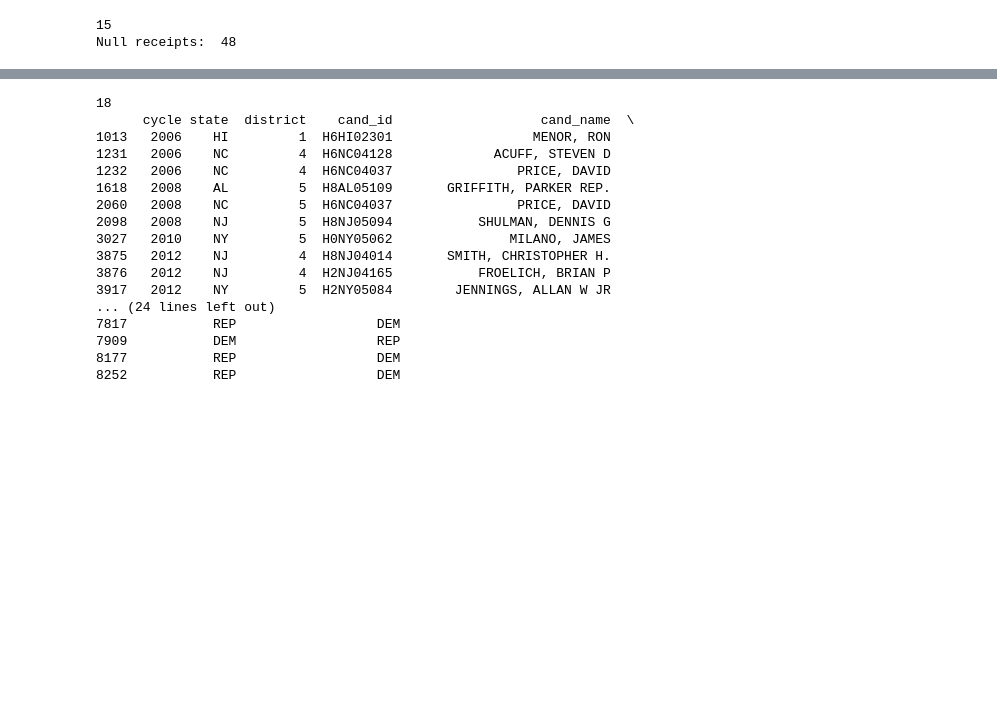
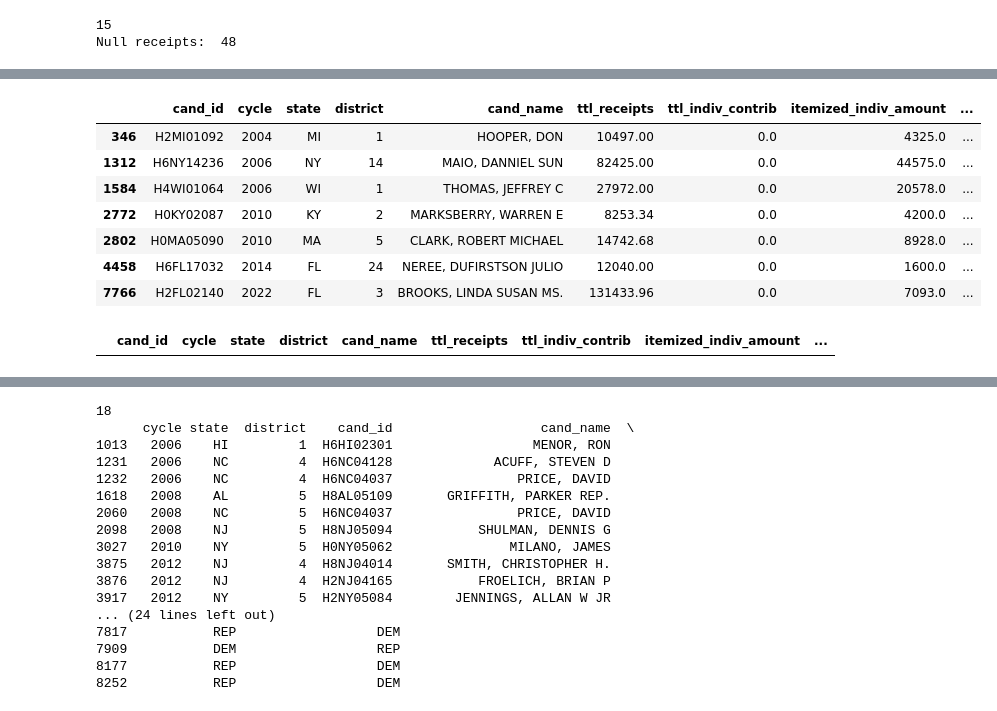
Before and after one commit to neophyte577/fec-electoral-etl-pipeline, a Jupyter notebook: house/workings/house_prep.ipynb, the cells around one changed output, grey strips where cells are left out. Drawn from its saved outputs; the diff is of its cells as text; code cells hidden in the pictures; blank space fills up the shorter version.

```diff
--- a/house/workings/house_prep.ipynb
+++ b/house/workings/house_prep.ipynb
@@ -247,3 +343,54 @@ np.int64(2)
+# %%
+bad_indiv_rows = df_model.loc[ df_model["ttl_indiv_contrib"].le(0) & df_model["itemized_indiv_amount_model"].gt(0),
+                              [ "cand_id", "cycle", "state", "district", "cand_name", "ttl_receipts", "ttl_indiv_contrib", "itemized_indiv_amount",
+                               "itemized_indiv_amount_model", "itemized_indiv_share", "outcome", ], ].sort_values(["cycle", "state", "district"])
+
+bad_indiv_rows
+# %% [output]
+|  | cand_id | cycle | state | district | cand_name | ttl_receipts | ttl_indiv_contrib | itemized_indiv_amount | ... |
+| 346 | H2MI01092 | 2004 | MI | 1 | HOOPER, DON | 10497.00 | 0.0 | 4325.0 | ... |
+| 1312 | H6NY14236 | 2006 | NY | 14 | MAIO, DANNIEL SUN | 82425.00 | 0.0 | 44575.0 | ... |
+| 1584 | H4WI01064 | 2006 | WI | 1 | THOMAS, JEFFREY C | 27972.00 | 0.0 | 20578.0 | ... |
+| 2772 | H0KY02087 | 2010 | KY | 2 | MARKSBERRY, WARREN E | 8253.34 | 0.0 | 4200.0 | ... |
+| 2802 | H0MA05090 | 2010 | MA | 5 | CLARK, ROBERT MICHAEL | 14742.68 | 0.0 | 8928.0 | ... |
+| 4458 | H6FL17032 | 2014 | FL | 24 | NEREE, DUFIRSTSON JULIO | 12040.00 | 0.0 | 1600.0 | ... |
+| 7766 | H2FL02140 | 2022 | FL | 3 | BROOKS, LINDA SUSAN MS. | 131433.96 | 0.0 | 7093.0 | ... |
+# %%
+# Given the small number of pathological observations, we drop the remaining pathological rows containing nonzero itemized individual money in disproportion to total receipts
+# and an errant zero or null entry for total individual contributions
+
+df_model = df_model.loc[
+    ~(
+        df_model["ttl_indiv_contrib"].le(0)
+        & df_model["itemized_indiv_amount_model"].gt(0)
+    )
+].copy()
+
+df_model["itemized_indiv_share"] = (
+    df_model["itemized_indiv_amount_model"]
+    / df_model["ttl_indiv_contrib"].replace(0, np.nan)
+).fillna(0)
+
+bad_indiv_rows = df_model.loc[
+    df_model["ttl_indiv_contrib"].le(0) & df_model["itemized_indiv_amount_model"].gt(0),
+    [
+        "cand_id",
+        "cycle",
+        "state",
+        "district",
+        "cand_name",
+        "ttl_receipts",
+        "ttl_indiv_contrib",
+        "itemized_indiv_amount",
+        "itemized_indiv_amount_model",
+        "itemized_indiv_share",
+        "outcome",
+    ],
+].sort_values(["cycle", "state", "district"])
+
+bad_indiv_rows
+# %% [output]
+|  | cand_id | cycle | state | district | cand_name | ttl_receipts | ttl_indiv_contrib | itemized_indiv_amount | ... |
 # %%
 ratio_cols = [ "burn_rate", "cash_ratio", "indiv_share", "other_cmte_share", "party_share", ]
 
```
Also changed, not shown: parts of 27 cells of this notebook, 12 other files.
